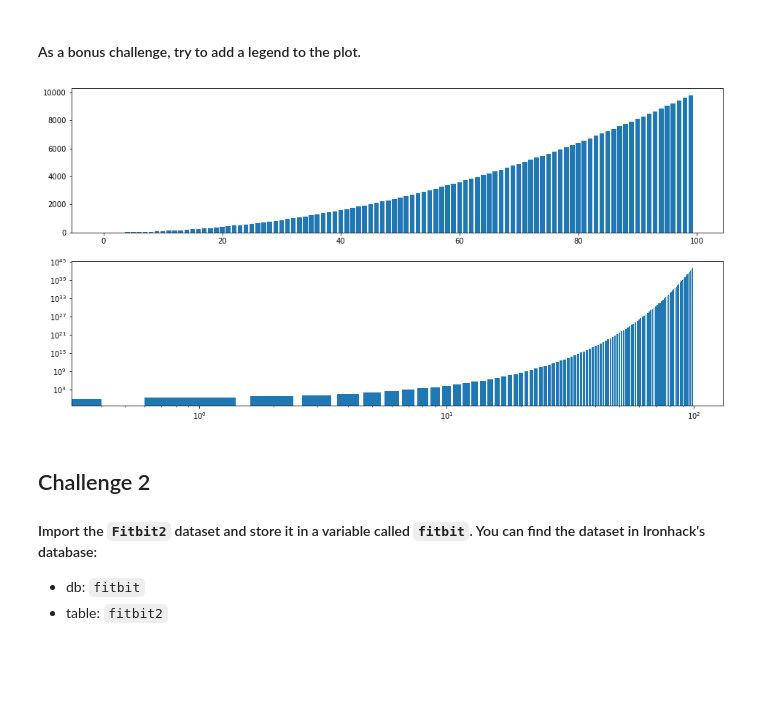
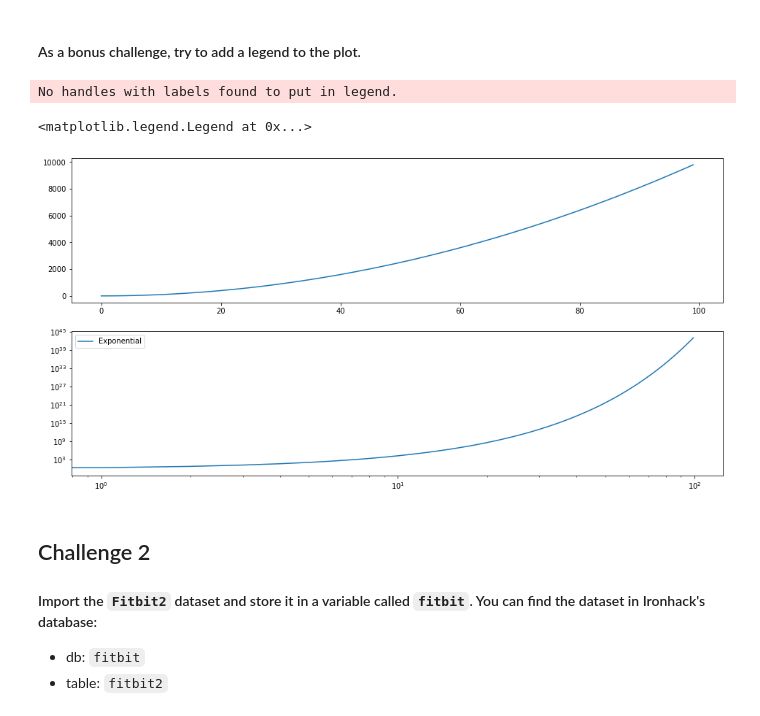
Before and after one commit to Adonis232/dataptmad0420, a Jupyter notebook: module-2/matplotlib-seaborn/your-code/main.ipynb, the cells around one changed output. Saved outputs shown, nothing was run; the diff lists cells and outputs as text; code cells hidden in the pictures; blank space fills up the shorter version.

```diff
--- a/module-2/matplotlib-seaborn/your-code/main.ipynb
+++ b/module-2/matplotlib-seaborn/your-code/main.ipynb
@@ -98,14 +98,19 @@ axes[1].set_xscale('log')
 # %%
 # your code here
 fig, axes = plt.subplots(ncols=1, nrows=2, figsize=(16,8))
 
-axes[0].bar(a,x)
-
-axes[1].bar(a,y)
+axes[0].plot(a,x,label='Multiplied by 2')
+plt.legend()
+axes[1].plot(a,y,label='Exponential')
 axes[1].set_yscale('log')
 axes[1].set_xscale('log')
+plt.legend()
+
+#missing legend on axes[0]
 # %% [output]
+No handles with labels found to put in legend.
+<matplotlib.legend.Legend at 0x...>
-[figure, old version]
+[figure, new version]
 # %% [markdown]
 ## Challenge 2
 #### Import the `Fitbit2` dataset and store it in a variable called `fitbit`. You can find the dataset in Ironhack's database:
```
Also changed, not shown: parts of 4 cells of this notebook.
